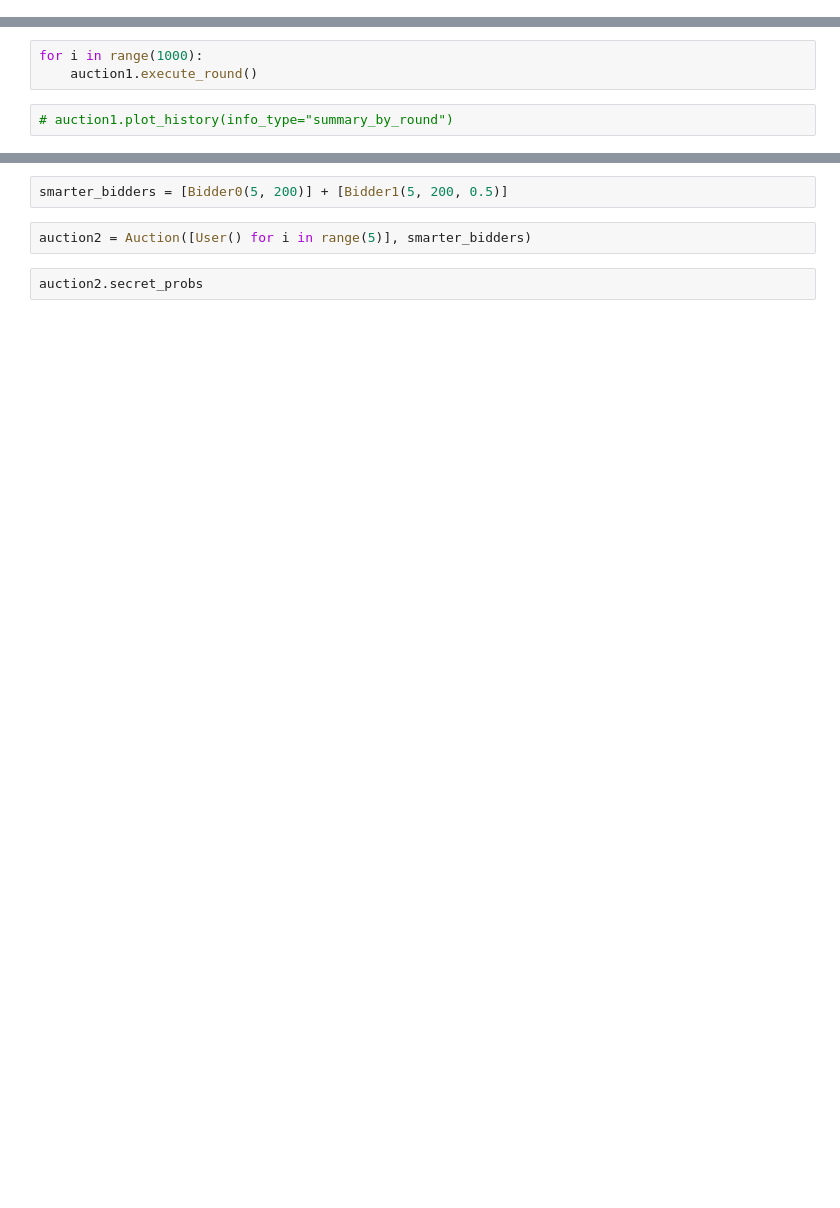
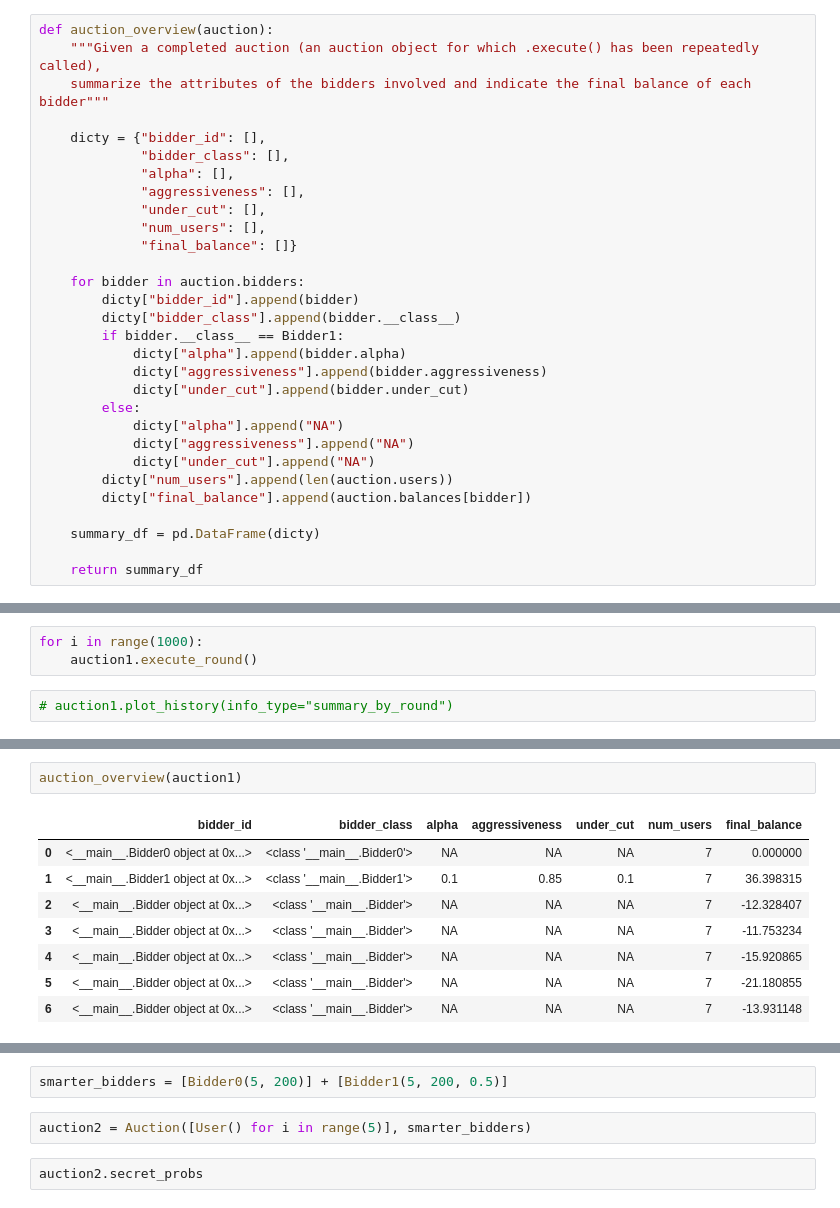
Before and after one commit to cbwright11/second-price-auction, a Jupyter notebook: All classes.ipynb, the cells around one changed output, grey strips where cells are left out. Cells and saved outputs as stored; diff of their text form; blank space fills up the shorter version.

Commit message:
start building evaluation framework

```diff
--- a/All classes.ipynb
+++ b/All classes.ipynb
@@ -291,0 +289,30 @@ def summarize_auction(auction):
+# %%
+def auction_overview(auction):
+    """Given a completed auction (an auction object for which .execute() has been repeatedly called),
+    summarize the attributes of the bidders involved and indicate the final balance of each bidder"""
+
+    dicty = {"bidder_id": [],
+             "bidder_class": [],
+             "alpha": [],
+             "aggressiveness": [],
+             "under_cut": [],
+             "num_users": [],
+             "final_balance": []}
+
+    for bidder in auction.bidders:
+        dicty["bidder_id"].append(bidder)
+        dicty["bidder_class"].append(bidder.__class__)
+        if bidder.__class__ == Bidder1:
+            dicty["alpha"].append(bidder.alpha)
+            dicty["aggressiveness"].append(bidder.aggressiveness)
+            dicty["under_cut"].append(bidder.under_cut)
+        else:
+            dicty["alpha"].append("NA")
+            dicty["aggressiveness"].append("NA")
+            dicty["under_cut"].append("NA")
+        dicty["num_users"].append(len(auction.users))
+        dicty["final_balance"].append(auction.balances[bidder])
+
+    summary_df = pd.DataFrame(dicty)
+
+    return summary_df
@@ -311,0 +350,11 @@ summarize_auction(auction1)
+# %%
+auction_overview(auction1)
+# %% [output]
+|  | bidder_id | bidder_class | alpha | aggressiveness | under_cut | num_users | final_balance |
+| 0 | <__main__.Bidder0 object at 0x...> | <class '__main__.Bidder0'> | NA | NA | NA | 7 | 0.000000 |
+| 1 | <__main__.Bidder1 object at 0x...> | <class '__main__.Bidder1'> | 0.1 | 0.85 | 0.1 | 7 | 36.398315 |
+| 2 | <__main__.Bidder object at 0x...> | <class '__main__.Bidder'> | NA | NA | NA | 7 | -12.328407 |
+| 3 | <__main__.Bidder object at 0x...> | <class '__main__.Bidder'> | NA | NA | NA | 7 | -11.753234 |
+| 4 | <__main__.Bidder object at 0x...> | <class '__main__.Bidder'> | NA | NA | NA | 7 | -15.920865 |
+| 5 | <__main__.Bidder object at 0x...> | <class '__main__.Bidder'> | NA | NA | NA | 7 | -21.180855 |
+| 6 | <__main__.Bidder object at 0x...> | <class '__main__.Bidder'> | NA | NA | NA | 7 | -13.931148 |
```
Also changed, not shown: parts of 17 cells of this notebook.
